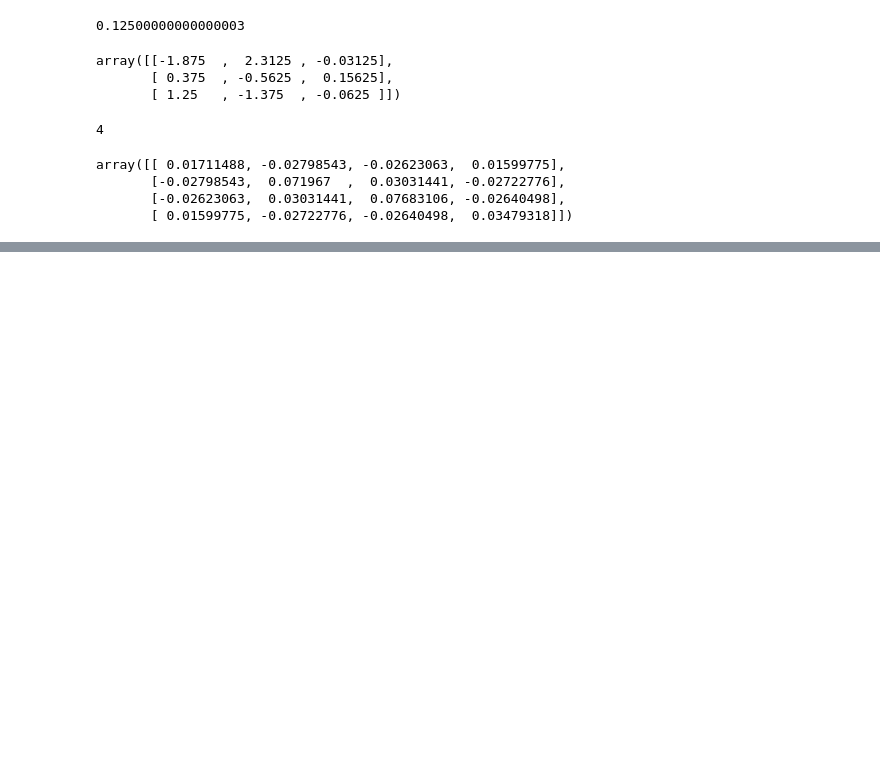
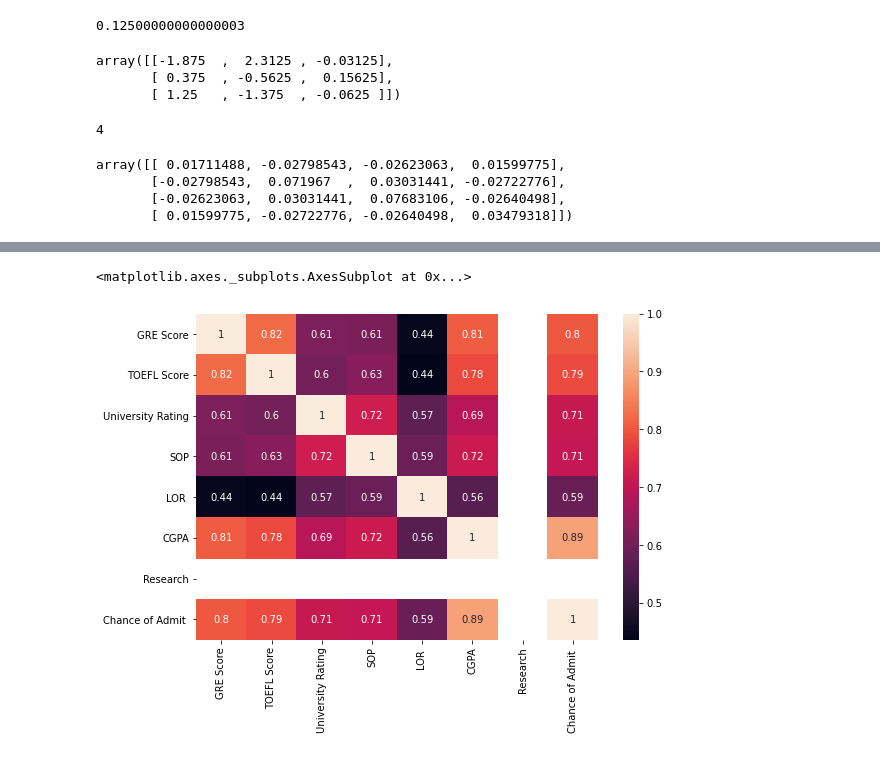
Before and after one commit to L1chik/SkillFactory, a Jupyter notebook: module_3/MATH&STAT_01.ipynb, the cells around one changed output, grey strips where cells are left out. Saved outputs shown, nothing was run; the diff lists cells and outputs as text; code cells hidden in the pictures; blank space fills up the shorter version.

```diff
--- a/module_3/MATH&STAT_01.ipynb
+++ b/module_3/MATH&STAT_01.ipynb
@@ -283,0 +539,5 @@ array([[ 0.01711488, -0.02798543, -0.02623063,  0.01599775],
+# %%
+admiss = admiss.drop('Serial No.', 1)
+# %%
+admiss_c_true = (admiss[admiss.Research == 1]).corr()
+admiss_c_true
@@ -283,0 +573,6 @@ array([[ 0.01711488, -0.02798543, -0.02623063,  0.01599775],
+# %%
+plt.figure(figsize=(9,6))
+sns.heatmap(data=admiss_c_true, annot=True)
+# %% [output]
+<matplotlib.axes._subplots.AxesSubplot at 0x...>
+[figure, added]
```
Also changed, not shown: parts of 33 cells of this notebook.
